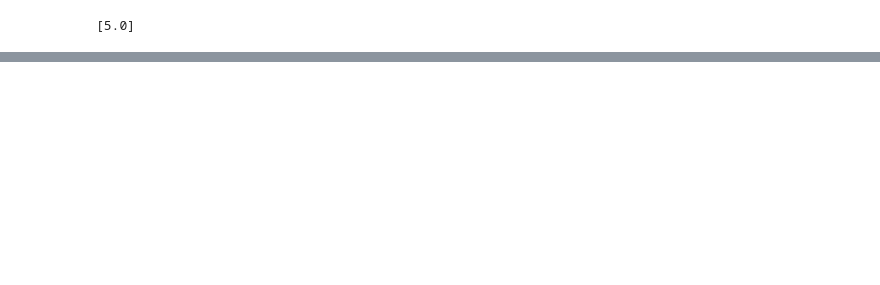
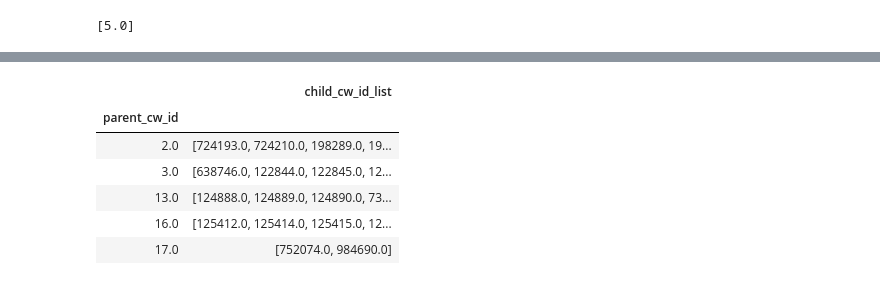
Before and after one commit to prakharchandna/info202project, a Jupyter notebook: CorpParsing.ipynb, the cells around one changed output, grey strips where cells are left out. Saved outputs shown, nothing was run; the diff lists cells and outputs as text; code cells hidden in the pictures; blank space fills up the shorter version.

```diff
--- a/CorpParsing.ipynb
+++ b/CorpParsing.ipynb
@@ -83,5 +83,6 @@ unique_non_nan([5.0, float('nan')])
 PARENT_CW_ID = "parent_cw_id"
 
 parent_child_groups = relationships_recent.groupby(['parent_cw_id']).agg({
+     'parent_cw_id': "first",
      'cw_id': unique_non_nan,
      'clean_company': unique_non_nan})
@@ -93,0 +99,4 @@ parent_child_groups = relationships_recent.groupby(['parent_cw_id']).agg({
+# %%
+def deduplicate(col, ls):
+    if col in ls: ls.remove(col)
+    return ls
@@ -93,0 +107,22 @@ parent_child_groups = relationships_recent.groupby(['parent_cw_id']).agg({
+# %%
+CHILD_COMPANY_NAMES = "child_company_names"
+CHILD_CW_IDS = "child_cw_ids"
+PARENT_CW_IDS = "parent_cw_ids"
+PARENT_COMPANY_NAMES = "parent_company_names"
+
+parent_child_groups = parent_child_groups.rename(
+    columns= {
+    "cw_id": CHILD_CW_IDS,
+    'clean_company': CHILD_COMPANY_NAMES})
+x = parent_child_groups.rename(index = {'parent_cw_id': "cw_id"}, inplace = False)
+parent_child_groups = parent_child_groups[['child_cw_id_list']]
+
+parent_child_groups.head()
+# %% [output]
+|  | child_cw_id_list |
+| parent_cw_id |  |
+| 2.0 | [724193.0, 724210.0, 198289.0, 19... |
+| 3.0 | [638746.0, 122844.0, 122845.0, 12... |
+| 13.0 | [124888.0, 124889.0, 124890.0, 73... |
+| 16.0 | [125412.0, 125414.0, 125415.0, 12... |
+| 17.0 | [752074.0, 984690.0] |
```
Also changed, not shown: parts of 14 cells of this notebook.
